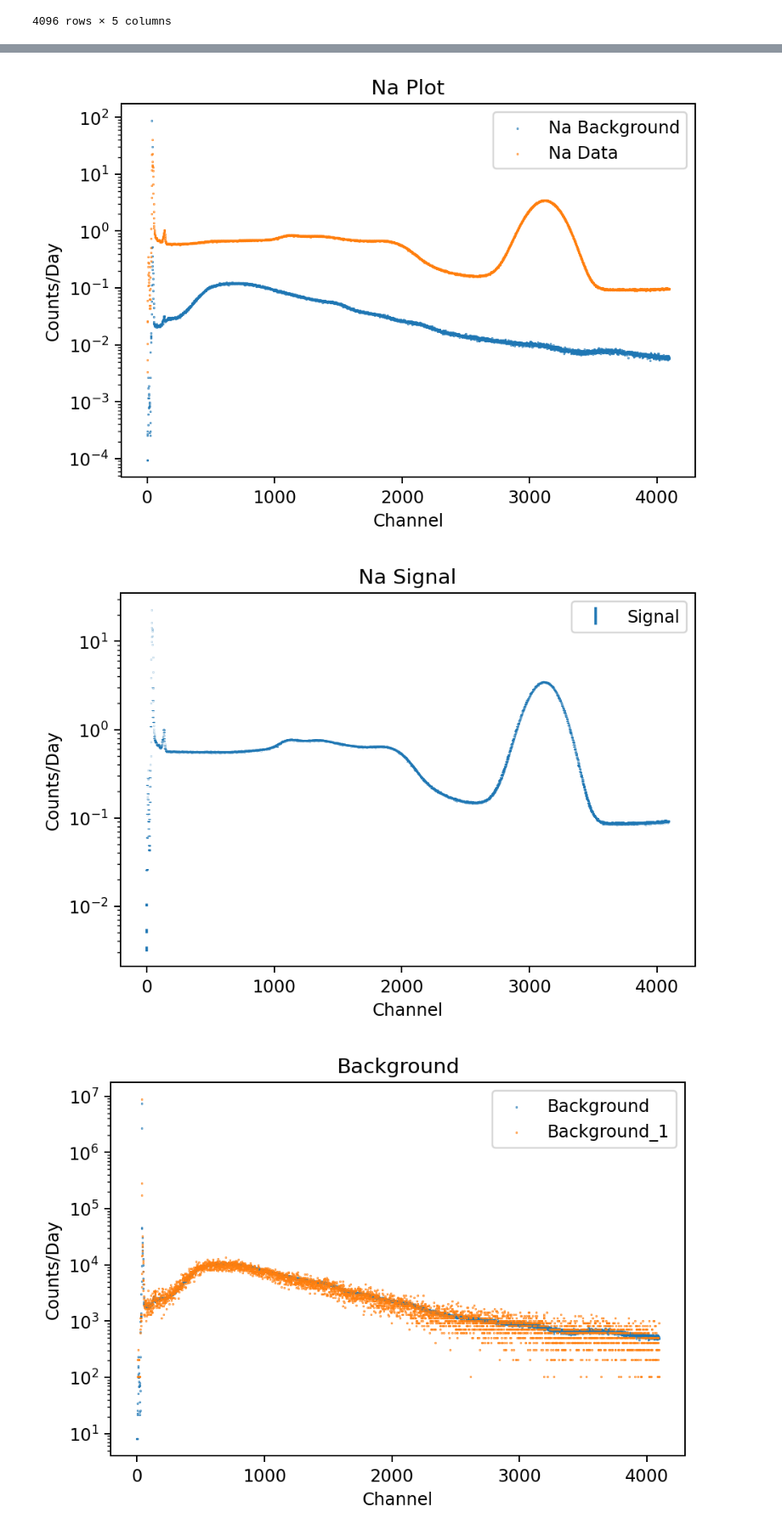
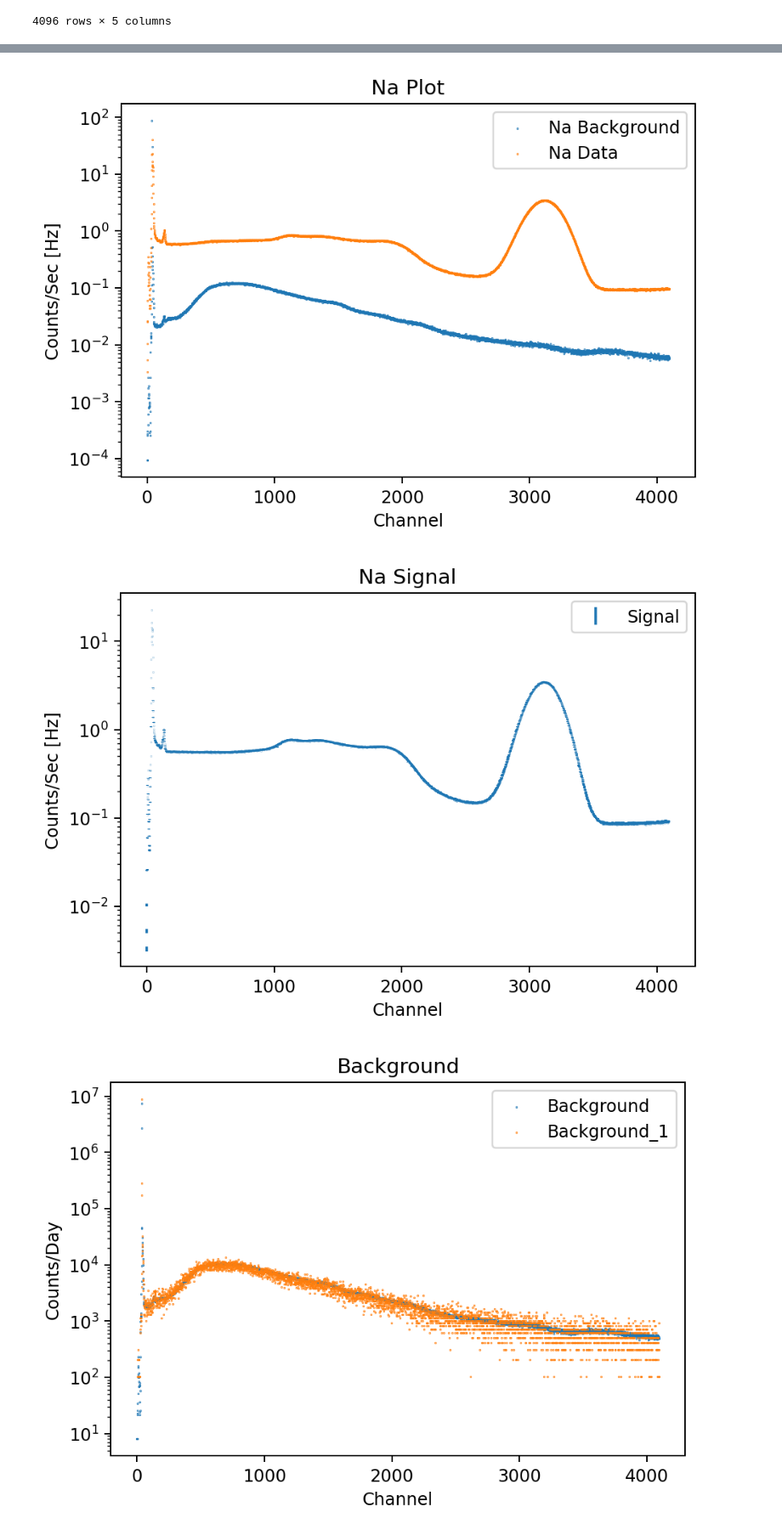
Before and after one commit to das5pzq/PHYS3180_Group_4, a Jupyter notebook: Lab03/Lab03_Initial_Analysis.ipynb, the cells around one changed output, grey strips where cells are left out. Shown at 85% size. Cells and saved outputs as stored; diff of their text form; code cells hidden in the pictures.

```diff
--- a/Lab03/Lab03_Initial_Analysis.ipynb
+++ b/Lab03/Lab03_Initial_Analysis.ipynb
@@ -85,37 +84,37 @@ plt.scatter(raw_bkg1["Channel"][(raw_bkg1["Counts_Day"].values>200) & (raw_bkg1[
 plt.figure(dpi=175)
 plt.title("Na Plot")
 plt.xlabel("Channel")
-plt.ylabel("Counts/Day")
+plt.ylabel("Counts/Sec [Hz]")
 
 plt.scatter(Na_bkg["Channel"], Na_bkg["Norm_Counts"], s=.1, alpha=1, label="Na Background")
 plt.scatter(Na_data["Channel"], Na_data["Norm_Counts"], s=.1, alpha=1, label="Na Data")
 plt.legend()
 plt.yscale("log")
 #plt.ylim(1,10**5)
 #plt.legend()
 
 #plt.savefig("Plots/Background.pdf")
 plt.show()
 
 
 plt.figure(dpi=175)
 plt.title("Na Signal")
 plt.xlabel("Channel")
-plt.ylabel("Counts/Day")
+plt.ylabel("Counts/Sec [Hz]")
 
 plt.errorbar(Na_data["Channel"], Na_data["Norm_Counts"]-Na_bkg["Norm_Counts"],
              yerr=np.sqrt(Na_bkg["Norm_Error"]**2+Na_data["Norm_Error"]**2),
              fmt="o", ms=.1, alpha=1, label="Signal")
 plt.legend()
 plt.yscale("log")
 #plt.ylim(1,10**5)
 #plt.legend()
 
 #plt.savefig("Plots/Background.pdf")
 plt.show()
 # %% [output]
-[figure, old version]
+[figure, new version]
-[figure, old version]
+[figure, new version]
 # %%
 plt.figure(dpi=175)
 plt.title("Background")
```
Also changed, not shown: parts of 3 cells of this notebook.
